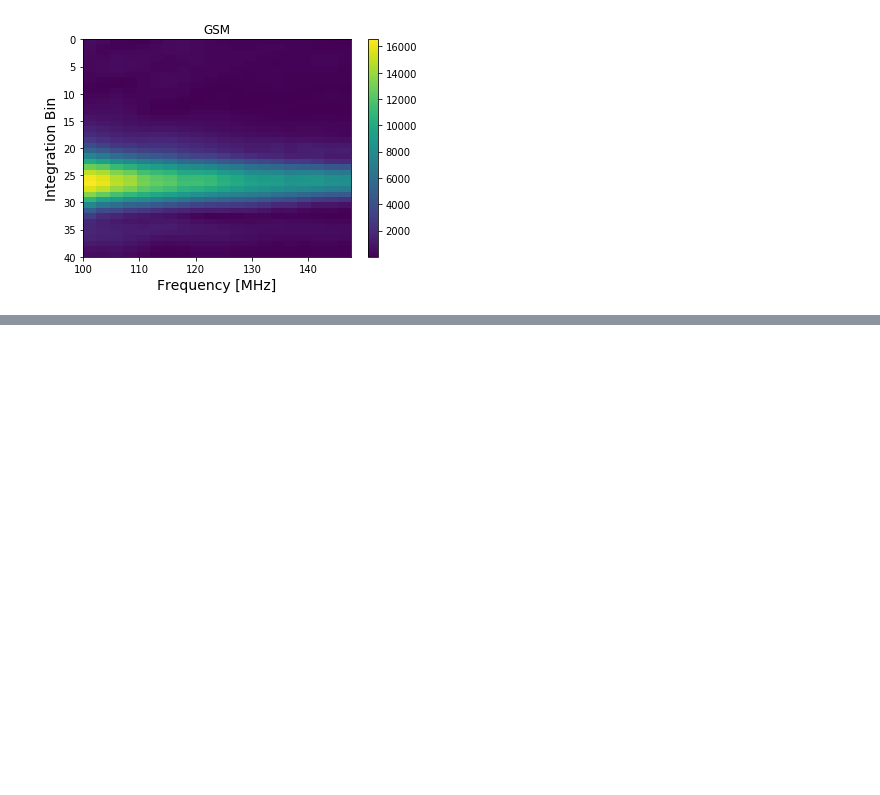
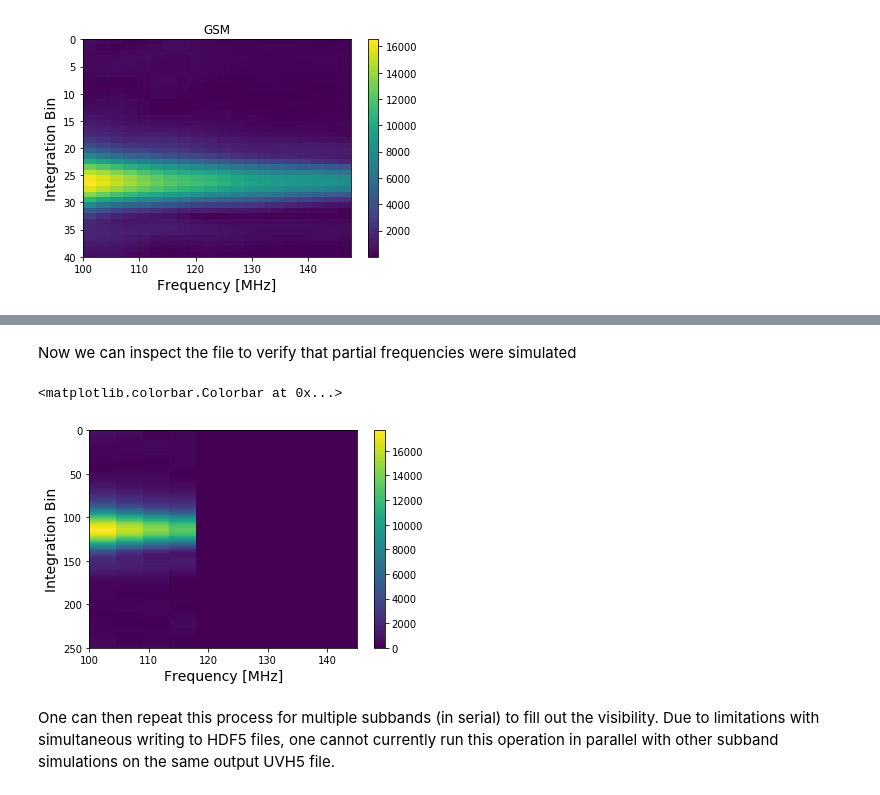
Before and after one commit to rasg-affiliates/healvis, a Jupyter notebook: notebooks/running_healvis.ipynb, the cells around one changed output, grey strips where cells are left out. Saved outputs shown, nothing was run; the diff lists cells and outputs as text; code cells hidden in the pictures; blank space fills up the shorter version.

Commit message:
modified:   healvis/sky_model.py 	modified:   notebooks/running_healvis.ipynb

```diff
--- a/notebooks/running_healvis.ipynb
+++ b/notebooks/running_healvis.ipynb
@@ -94,0 +118,14 @@ Text(0.5,1,'GSM')
+# %%
+# read gsm test file
+skymod_file = os.path.join(DATA_PATH, "gsm_nside32.hdf5")
+sky = hv.sky_model.SkyModel()
+sky.read_hdf5(skymod_file)
+
+# setup uvdata to match freq of gsm test file for a select number of baselines
+bls = [(11, 12)]
+uvd = hv.simulator.setup_uvdata(array_layout=os.path.join(DATA_PATH, "configs/HERA65_layout.csv"),
+                                telescope_location=(-30.72152777777791, 21.428305555555557, 1073.0000000093132),
+                                telescope_name="HERA", Ntimes=250, time_cadence=100.0, start_time=2458000.1,
+                                pols=['xx'], bls=bls, run_check=True, freq_array=sky.freqs)
+test_uvh5 = os.path.join(DATA_PATH, "example_freq_partial_sim.uvh5")
+uvd.write_uvh5(test_uvh5, clobber=True)
@@ -94,0 +138,8 @@ Text(0.5,1,'GSM')
+# %%
+# select frequency channels to simulate
+freq_chans = np.arange(4)
+
+# run simulation
+beamfile = os.path.join(DATA_PATH, "HERA_NF_dipole_power.beamfits")
+beam = hv.beam_model.PowerBeam(beamfile)
+hv.simulator.run_simulation_partial_freq(freq_chans, test_uvh5, skymod_file, fov=180, beam=beam)
@@ -94,0 +149,17 @@ Text(0.5,1,'GSM')
+# %% [markdown]
+Now we can inspect the file to verify that partial frequencies were simulated
+# %%
+uvd_result = UVData()
+uvd_result.read_uvh5(test_uvh5)
+
+plt.imshow(np.abs(uvd_result.get_data(11, 12)), aspect='auto',
+           extent=[uvd_result.freq_array.min()/1e6, uvd_result.freq_array.max()/1e6, uvd_result.Ntimes, 0])
+plt.xlabel("Frequency [MHz]", fontsize=14)
+plt.ylabel("Integration Bin", fontsize=14)
+plt.colorbar()
+# %% [output]
+<matplotlib.colorbar.Colorbar at 0x...>
+[figure, added]
+# %% [markdown]
+One can then repeat this process for multiple subbands (in serial) to fill out the visibility.
+Due to limitations with simultaneous writing to HDF5 files, one cannot currently run this operation in parallel with other subband simulations on the same output UVH5 file.
```
Also changed, not shown: parts of 12 cells of this notebook, 1 other file.
